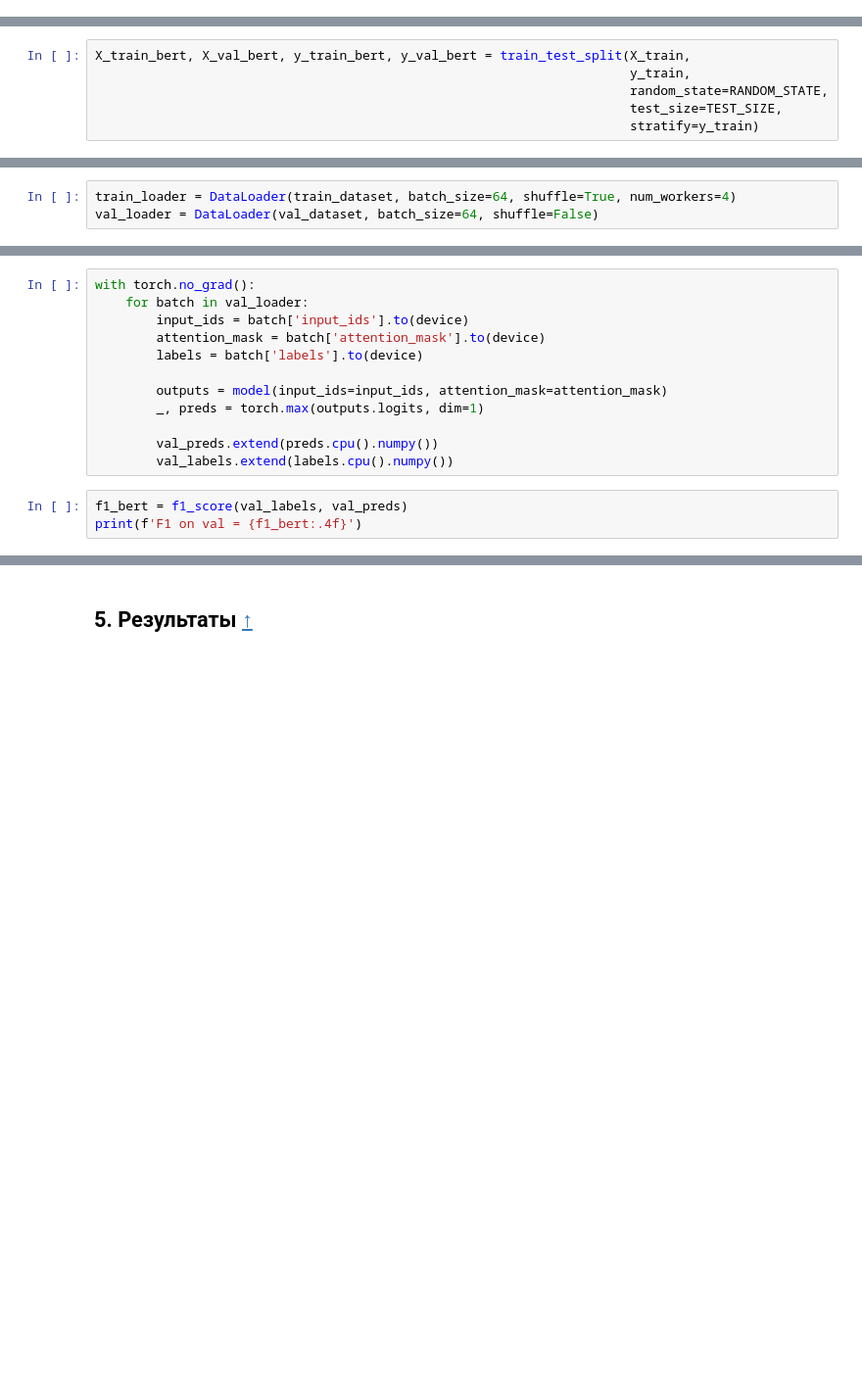
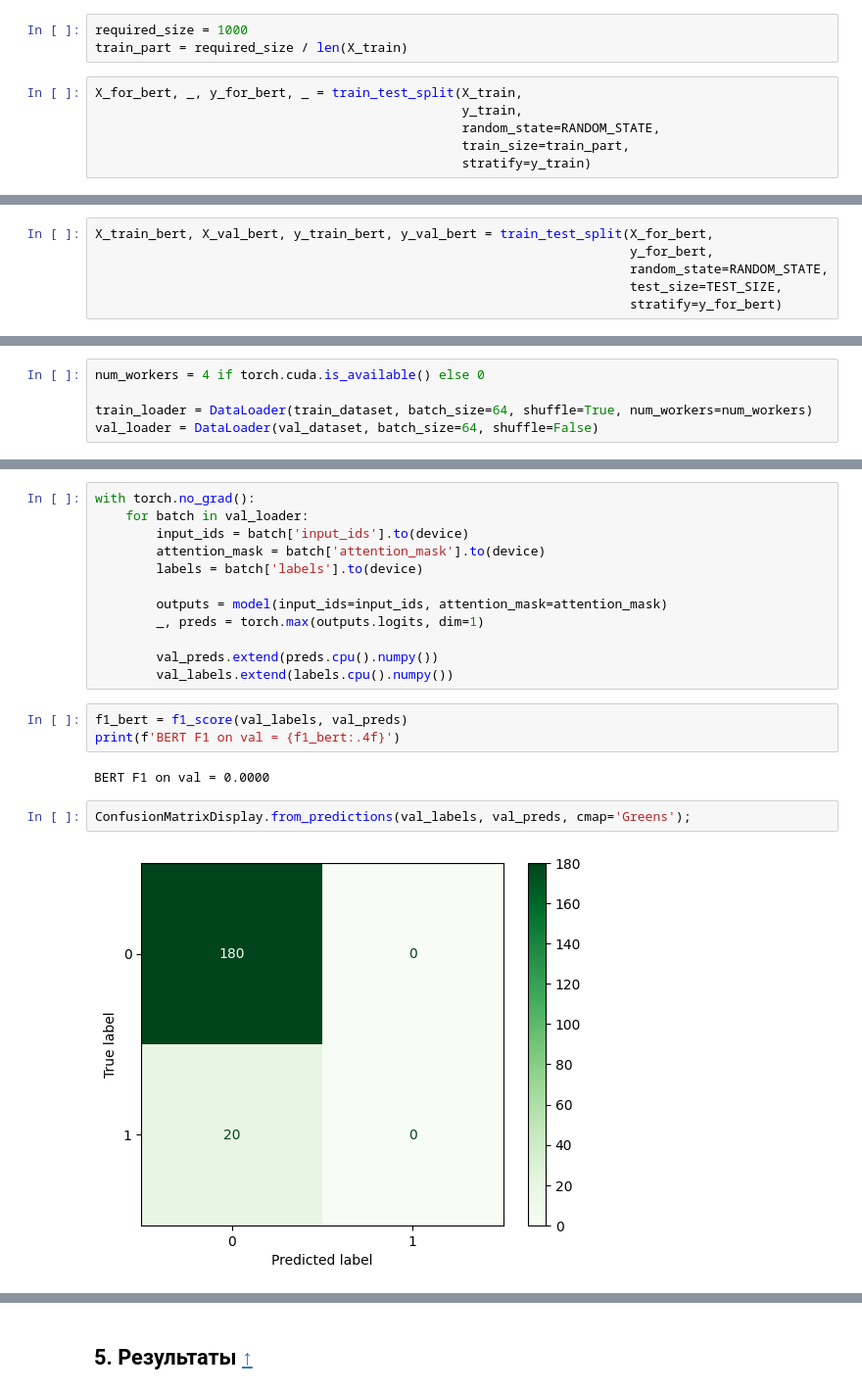
Before and after one commit to dolbilov/yandex_practicum_projects, a Jupyter notebook: 17_toxic_comments/project.ipynb, the cells around one changed output, grey strips where cells are left out. Shown at 98% size. Cells and saved outputs as stored; diff of their text form; blank space fills up the shorter version.

```diff
--- a/17_toxic_comments/project.ipynb
+++ b/17_toxic_comments/project.ipynb
@@ -628,0 +636,9 @@ class CommentDataset(Dataset):
+# %%
+required_size = 1000
+train_part = required_size / len(X_train)
+# %%
+X_for_bert, _, y_for_bert, _ = train_test_split(X_train,
+                                                y_train,
+                                                random_state=RANDOM_STATE,
+                                                train_size=train_part,
+                                                stratify=y_train)
@@ -629,6 +649,6 @@ class CommentDataset(Dataset):
 # %%
-X_train_bert, X_val_bert, y_train_bert, y_val_bert = train_test_split(X_train,
-                                                                      y_train,
+X_train_bert, X_val_bert, y_train_bert, y_val_bert = train_test_split(X_for_bert,
+                                                                      y_for_bert,
                                                                       random_state=RANDOM_STATE,
                                                                       test_size=TEST_SIZE,
-                                                                      stratify=y_train)
+                                                                      stratify=y_for_bert)
@@ -636,7 +662,9 @@ X_train_bert, X_val_bert, y_train_bert, y_val_bert = train_test_split(X_train,
 train_dataset = CommentDataset(X_train_bert.values.tolist(), y_train_bert.values.tolist(), tokenizer)
 val_dataset = CommentDataset(X_val_bert.values.tolist(), y_val_bert.values.tolist(), tokenizer)
 # %%
-train_loader = DataLoader(train_dataset, batch_size=64, shuffle=True, num_workers=4)
+num_workers = 4 if torch.cuda.is_available() else 0
+
+train_loader = DataLoader(train_dataset, batch_size=64, shuffle=True, num_workers=num_workers)
 val_loader = DataLoader(val_dataset, batch_size=64, shuffle=False)
 # %%
 device = torch.device('cuda' if torch.cuda.is_available() else 'cpu')
@@ -688,4 +722,10 @@ with torch.no_grad():
         val_labels.extend(labels.cpu().numpy())
 # %%
 f1_bert = f1_score(val_labels, val_preds)
-print(f'F1 on val = {f1_bert:.4f}')
+print(f'BERT F1 on val = {f1_bert:.4f}')
+# %% [output]
+BERT F1 on val = 0.0000
+# %%
+ConfusionMatrixDisplay.from_predictions(val_labels, val_preds, cmap='Greens');
+# %% [output]
+[figure, added]
```
Also changed, not shown: parts of 12 cells of this notebook.
